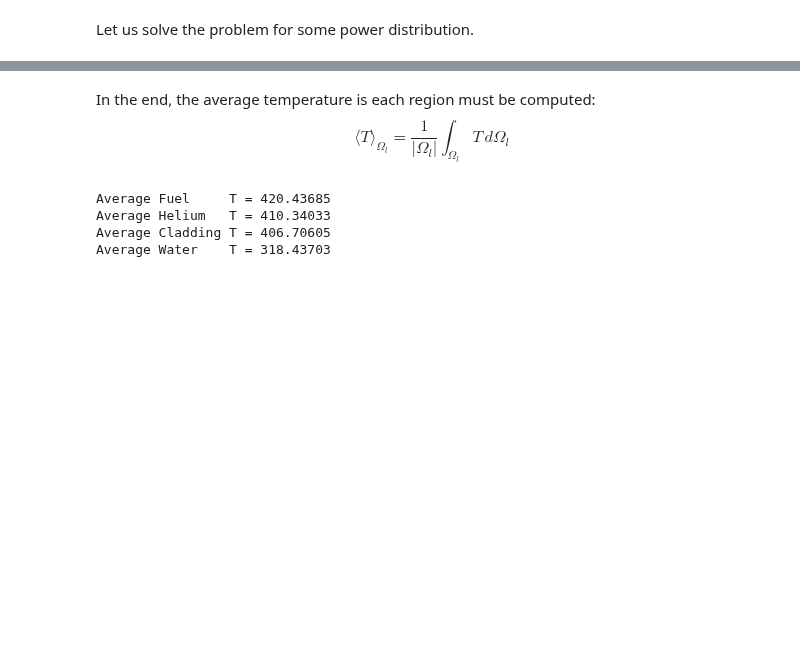
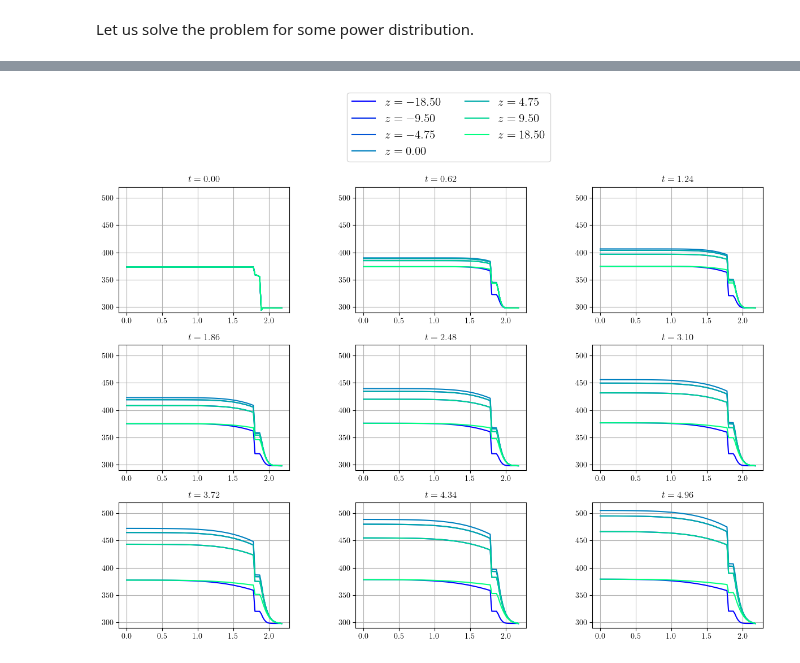
Before and after one commit to Steriva/FEniCSx-tutorials, a Jupyter notebook: 2D/Heat Equation/Unsteady/reactorPin.ipynb, the cells around one changed output, grey strips where cells are left out. Saved outputs shown, nothing was run; the diff lists cells and outputs as text; code cells hidden in the pictures; blank space fills up the shorter version.

```diff
--- a/2D/Heat Equation/Unsteady/reactorPin.ipynb
+++ b/2D/Heat Equation/Unsteady/reactorPin.ipynb
@@ -88,7 +88,7 @@ gdim = 2
 
 from dolfinx.io import XDMFFile, gmshio
 
-domain, ct, ft = gmshio.read_from_msh("pin2D.msh", MPI.COMM_WORLD, gdim = gdim)
+domain, ct, ft = gmshio.read_from_msh("pin2Dsimple.msh", MPI.COMM_WORLD, gdim = gdim)
 
 fuel_marker   = 1
 helium_marker = 2
@@ -151,14 +151,16 @@ parameters.appendRegion(helium_marker)
 parameters.appendRegion(clad_marker)
 parameters.appendRegion(water_marker)
 
-k_value   = np.array([10.2, 0.15, 21.5, 0.6306348411372]) / 100. # W/cm-K # water value at p = 1 bar, T = 40 C
+k_value   = np.array([16, 0.15, 235, 0.63]) / 100. # W/cm-K # water value at p = 1 bar, T = 40 C
+rho_cp_value = np.array([10.29769 * 0.365, 0.001598 * 5.188, 2.713 * 0.89, 0.99655748249966 * 4.1811010618968]) # g / cm3 * J / g / K
 
 is_fuel   = np.array([1., 0., 0., 0.])
 is_helium = np.array([0., 1., 0., 0.])
 is_clad   = np.array([0., 0., 1., 0.])
 is_water  = np.array([0., 0., 0., 1.])
 
-To = 300
+TD = 25 + 273.15
+T0_value = np.array([100, 100, 100, 25.]) + 273.15
 # %% [markdown]
 ### Variational formulation
 Given the problem in strong form, we can define the variational formulation starting from the following functional spaces
@@ -358,3 +334,6 @@ class thermal():
 # %% [markdown]
 Let us solve the problem for some power distribution.
+# %%
+TH = thermal(domain, V, parameters, k_value, rho_cp_value, is_fuel, is_water)
+TH.assignBC(TD, ft, inlet_marker, outer_marker)
 # %%
@@ -401,27 +357,34 @@ with XDMFFile(domain.comm, "Temperature.xdmf", "w") as checkFacets:
-# %% [markdown]
-In the end, the average temperature is each region must be computed:
-\begin{equation}
-\langle T\rangle_{\Omega_l} = \frac{1}{|\Omega_l|}\int_{\Omega_l} T\,d\Omega_l
-\end{equation}
-# %%
-Vnorms = norms(V, domain)
-def computeAverageT(parametersClass, is_region, norm, T_sol):
-
-    regionLogic = parametersClass.assign(is_region)
-    return norm.L2innerProd(regionLogic * T_sol, 1.) / norm.L2innerProd(regionLogic, 1.)
-
-average_T = []
-average_T.append(computeAverageT(parameters, is_fuel, Vnorms, sol))
-average_T.append(computeAverageT(parameters, is_helium, Vnorms, sol))
-average_T.append(computeAverageT(parameters, is_clad, Vnorms, sol))
-average_T.append(computeAverageT(parameters, is_water, Vnorms, sol))
-
-print('Average Fuel     T = {:.5f}'.format(average_T[0]))
-print('Average Helium   T = {:.5f}'.format(average_T[1]))
-print('Average Cladding T = {:.5f}'.format(average_T[2]))
-print('Average Water    T = {:.5f}'.format(average_T[3]))
-# %% [output]
-Average Fuel     T = 420.43685
-Average Helium   T = 410.34033
-Average Cladding T = 406.70605
-Average Water    T = 318.43703
+# %%
+power_fun = lambda x, y: 100 * np.cos(np.pi*(x/L)) + 0.0 * y
+s = 0.5
+T = 5
+Vnorms = norms(V, domain)
+Ty, T_ave_fuel, T_ave_water = TH.solve(power_fun, T, s, L, R, Vnorms)
+# %%
+Nt = int(T/dt)
+t_idx_to_plot = np.arange(0, Nt, int(Nt/8))
+t = np.arange(0,T+dt/2, dt)
+x_grid = np.array([-L/2+0.5, -L/4, -L/8, 0., L/8, L/4, L/2-0.5])
+
+fig = plt.figure(figsize = (12,10))
+for ii in range(len(t_idx_to_plot)):
+    plt.subplot(3, 3, ii+1)
+    color = iter(cm.winter(np.linspace(0, 1, len(x_grid))))
+    for jj in range(len(x_grid)):
+        c = next(color)
+        plt.plot(Ty[t_idx_to_plot[ii]][:, 0], Ty[t_idx_to_plot[ii]][:, jj+1],
+                 label = '$z = {:.2f}'.format(x_grid[jj])+'$', c=c)
+
+    if ii == 1:
+        plt.legend(fontsize = 15, ncol = 2, loc =(-0.05, 1.2))
+    # plt.xlabel(r'$z$', fontsize = 15)
+    # plt.ylabel(r'$T$', fontsize = 15)
+    plt.grid(which='major',linestyle='-')
+    plt.grid(which='minor',linestyle='--')
+    plt.ylim(290, 520)
+    plt.title('$t={:.2f}'.format(t[t_idx_to_plot[ii]])+'$')
+
+plt.tight_layout()
+fig.savefig('Radial.pdf', format='pdf', dpi=600, bbox_inches='tight')
+# %% [output]
+[figure, added]
```
Also changed, not shown: parts of 5 cells of this notebook.
